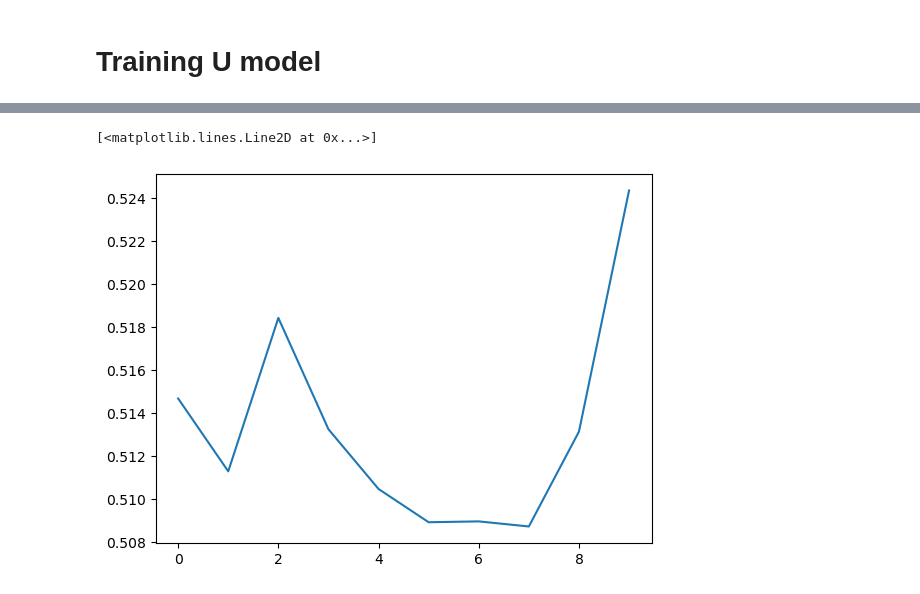
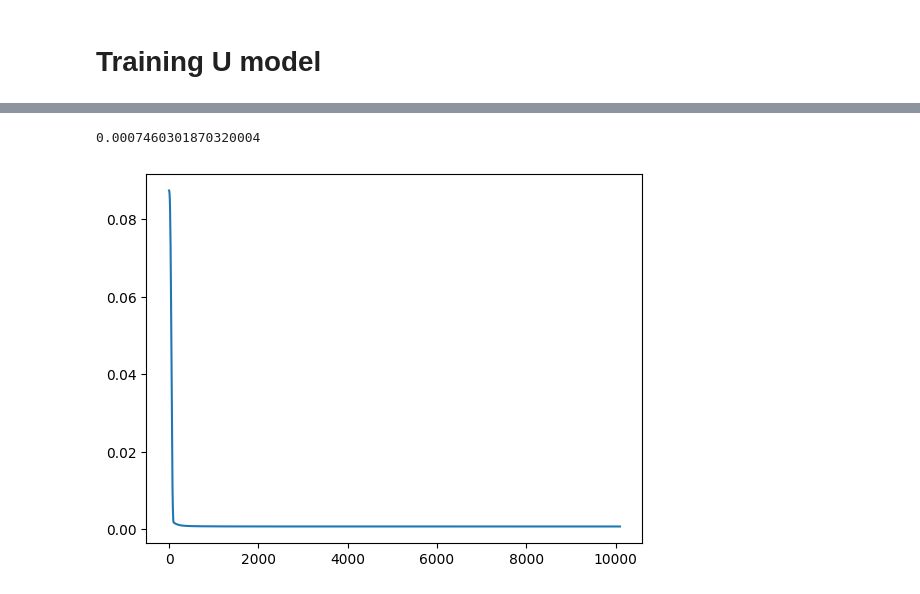
Before and after one commit to harmanpunn/The-Circle-of-Life, a Jupyter notebook: training.ipynb, the cells around one changed output, grey strips where cells are left out. Saved outputs shown, nothing was run; the diff lists cells and outputs as text; code cells hidden in the pictures.

```diff
--- a/training.ipynb
+++ b/training.ipynb
@@ -235,38 +235,41 @@ def getStats(data):
     stats["pred"] = stats["points"].apply(lambda r: r[1])
     stats["mean"] = stats["points"].apply(lambda r: data.query("prey=="+str(r[0])+" and pred=="+str(r[1]))["value"].mean())
     stats["std"] = stats["points"].apply(lambda r: data.query("prey=="+str(r[0])+" and pred=="+str(r[1]))["value"].std())
+
+    # stats["meanAct"] = stats["points"].apply(lambda r: data.query("prey=="+str(r[0])+" and pred=="+str(r[1]))["valueActual"].mean())
+    # stats["stdAct"] = stats["points"].apply(lambda r: data.query("prey=="+str(r[0])+" and pred=="+str(r[1]))["valueActual"].std())
     return stats
 
-# stat = getStats(data)
+stat = getStats(data)
 
 # pxp.scatter_3d(stat,x="prey",y="pred",z="mean",color="points")
 # %%
-x = np.array(data[["prey","pred"]])
-y = np.array(data["value"])
+x = np.array(stat[["prey","pred"]])
+y = np.array(stat["mean"])
 
 x = x.reshape((x.shape[0],1,x.shape[1]))
 y = y.reshape((y.shape[0],1,1))
 
-split = 0.75
-tx = math.ceil(split*x.shape[0])
+# split = 0.75
+# tx = math.ceil(split*x.shape[0])
 
-trainX = x[:tx]
-trainY = y[:tx]
+# trainX = x[:tx]
+# trainY = y[:tx]
 
-testX = x[tx:]
-testY = y[tx:]
+# testX = x[tx:]
+# testY = y[tx:]
 
-trainDf = data.iloc[:tx,:]
-testDf = data.iloc[tx:,:]
+# trainDf = data.iloc[:tx,:]
+# testDf = data.iloc[tx:,:]
 # %%
 uModel = Model(2)
-uModel.add(4,ActivationFunction.tanh)
-uModel.add(8,ActivationFunction.tanh)
-uModel.add(4,ActivationFunction.tanh)
-uModel.add(2,ActivationFunction.tanh)
-uModel.add(1,ActivationFunction.relu)
-uModel.use("bce").initLayers()
+uModel.add(14,ActivationFunction.relu)
+uModel.add(14,ActivationFunction.relu)
+uModel.add(1,ActivationFunction.sigmoid)
+uModel.use().initLayers()
 
 h = []
+fromEpoch = 0
 # %%
-h += uModel.fit(x,y,epochs=600,learning_rate=0.001,save=True,filePath="./modelDump/2_10_10_1plain")
+h += uModel.fit(x,y,epochs=10000, quiet = True,learning_rate=0.00001,save=True,fromEpoch=fromEpoch,filePath="./modelDump/2_10_10_1plain")
+fromEpoch +=10000
@@ -304,5 +276,6 @@ Saving model to ./modelDump/2_10_10_1plain9
 # %%
 plt.plot(h)
+min(h)
 # %% [output]
-[<matplotlib.lines.Line2D at 0x...>]
+0.0007460301870320004
-[figure, old version]
+[figure, new version]
```
Also changed, not shown: parts of 3 cells of this notebook, 7 other files.
